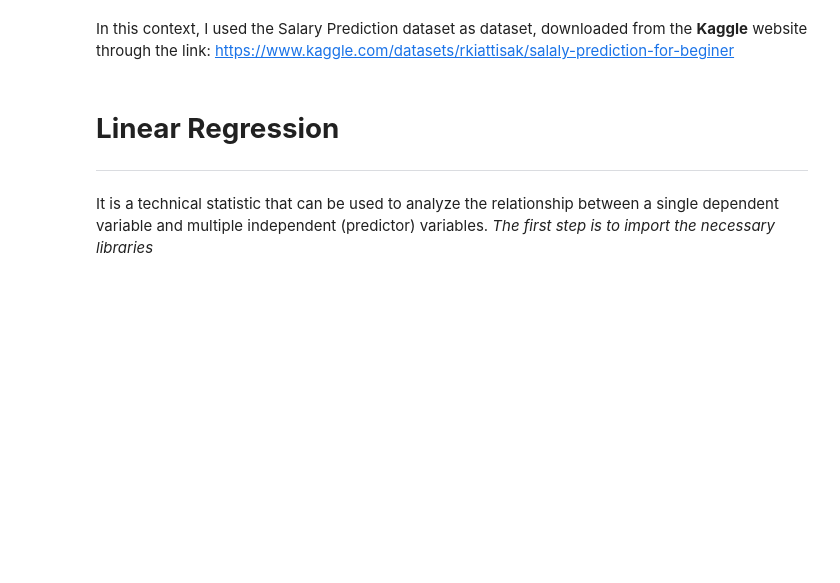
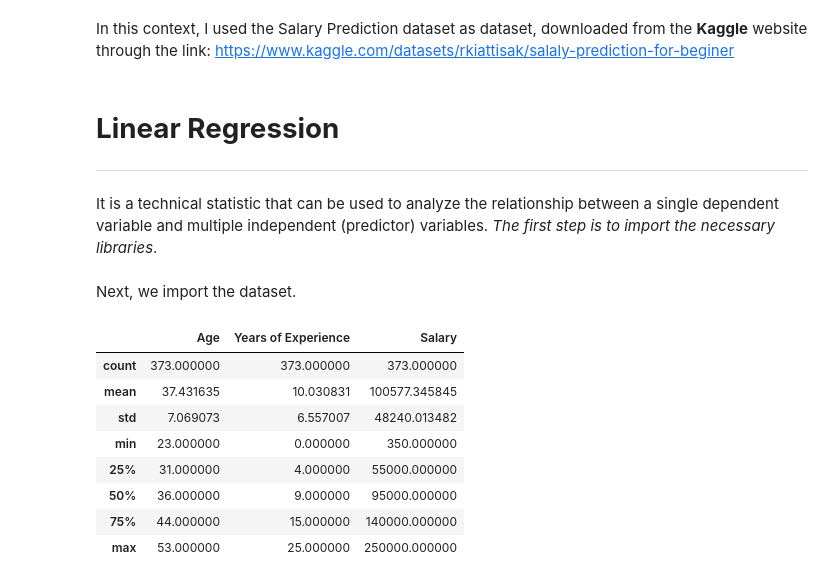
Before and after one commit to Lino-Domingos/Data-Science, a Jupyter notebook: Final_project.ipynb, the cells around one changed output. Cells and saved outputs as stored; diff of their text form; code cells hidden in the pictures; blank space fills up the shorter version.

```diff
--- a/Final_project.ipynb
+++ b/Final_project.ipynb
@@ -11,6 +15,6 @@ In this context, I used the Salary Prediction dataset as dataset, downloaded fro
 ---
 # %% [markdown]
-It is a technical statistic that can be used to analyze the relationship between a single dependent variable and multiple independent (predictor) variables. *The first step is to import the necessary libraries*
+It is a technical statistic that can be used to analyze the relationship between a single dependent variable and multiple independent (predictor) variables. *The first step is to import the necessary libraries*.
 # %%
 #Libraries in python for analyzing data, important libraries for working with data
 import pandas as pd
@@ -24,3 +28,19 @@ import matplotlib.pyplot as plt
 from sklearn.linear_model import LinearRegression
 from sklearn.metrics import r2_score
 from sklearn.metrics import mean_squared_error
+# %% [markdown]
+Next, we import the dataset.
+# %%
+data = pd.read_csv('Salary.csv')
+#Brief description of the data to be analyzed
+data.describe()
+# %% [output]
+|  | Age | Years of Experience | Salary |
+| count | 373.000000 | 373.000000 | 373.000000 |
+| mean | 37.431635 | 10.030831 | 100577.345845 |
+| std | 7.069073 | 6.557007 | 48240.013482 |
+| min | 23.000000 | 0.000000 | 350.000000 |
+| 25% | 31.000000 | 4.000000 | 55000.000000 |
+| 50% | 36.000000 | 9.000000 | 95000.000000 |
+| 75% | 44.000000 | 15.000000 | 140000.000000 |
+| max | 53.000000 | 25.000000 | 250000.000000 |
```
Also changed, not shown: parts of 5 cells of this notebook.
